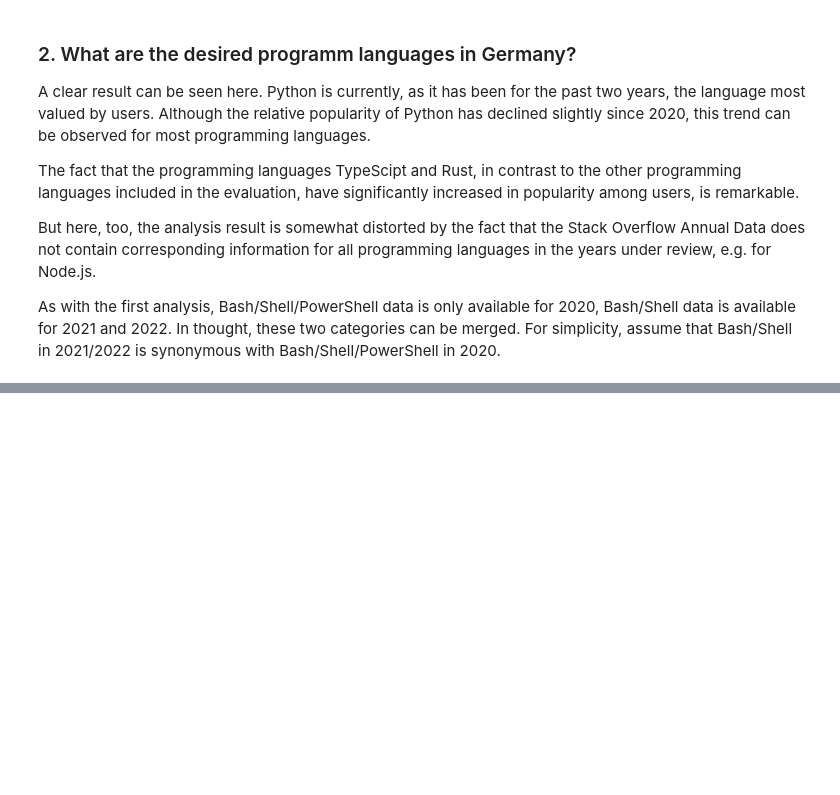
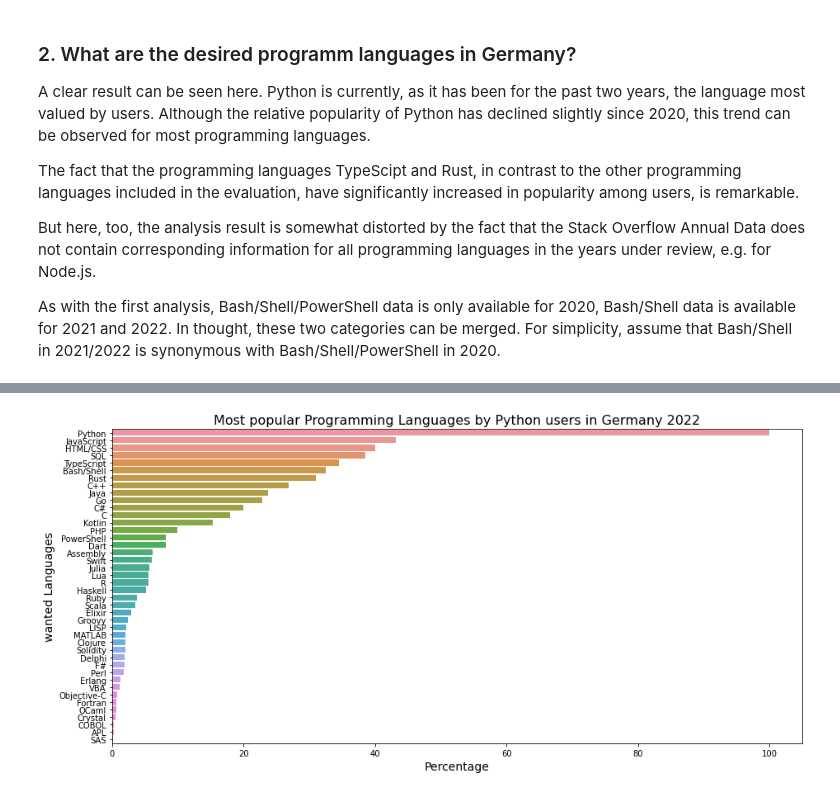
Before and after one commit to MartinPertz/Data_Science_Blog_Post, a Jupyter notebook: Data_Science_Blog_Post.ipynb, the cells around one changed output, grey strips where cells are left out. Cells and saved outputs as stored; diff of their text form; code cells hidden in the pictures; blank space fills up the shorter version.

```diff
--- a/Data_Science_Blog_Post.ipynb
+++ b/Data_Science_Blog_Post.ipynb
@@ -313,0 +283,31 @@ Several lessons can be learned from the heat map.
+# %%
+# create dictionary
+
+def dictionary(data):
+    new_dict = [{'Language':key, 'Count':value} for key, value in data.items()]
+    return new_dict
+
+dict_py_work_lang_2022 = dictionary(count_py_work_lang_2022)
+dict_py_want_lang_2022 = dictionary(count_py_want_lang_2022)
+# %%
+# dictionary to dataframe
+
+dict_py_work_lang_2022 = pd.DataFrame(dict_py_work_lang_2022)
+dict_py_want_lang_2022 = pd.DataFrame(dict_py_want_lang_2022)
+# %%
+#  percentage of languages in work vs wanted Python
+#  percentage of wanted languages vs Python in work
+
+def norm_counts(data, total_count):
+
+    total_count = total_count
+    norm_val = []
+    for val in data['Count']:
+        norm_val.append(val*100/total_count)
+
+    return norm_val
+
+# create normalized datas
+
+scal_py_work_lang_2022 = dict_py_work_lang_2022.assign(Percentage = norm_counts(dict_py_work_lang_2022, length_py_work_lang_2022))
+scal_py_want_lang_2022 = dict_py_want_lang_2022.assign(Percentage = norm_counts(dict_py_want_lang_2022, length_py_want_lang_2022))
@@ -313,0 +336,14 @@ Several lessons can be learned from the heat map.
+# %%
+# plot 4:  percentage of wanted programming languages by Python users
+plt.figure(figsize=(15,7))
+sns.barplot(x = 'Percentage',
+            y = 'Language',
+            data = scal_py_work_lang_2022.sort_values(by=['Percentage'], ascending=False))
+
+plt.xlabel("Percentage", fontsize = 14)
+plt.ylabel("wanted Languages", fontsize = 14)
+#plt.legend(fontsize='x-large', title_fontsize='40')
+plt.title('Most popular Programming Languages by Python users in Germany 2022', size = 16)
+plt.show()
+# %% [output]
+[figure, added]
```
Also changed, not shown: parts of 40 cells of this notebook, 1 other file.
